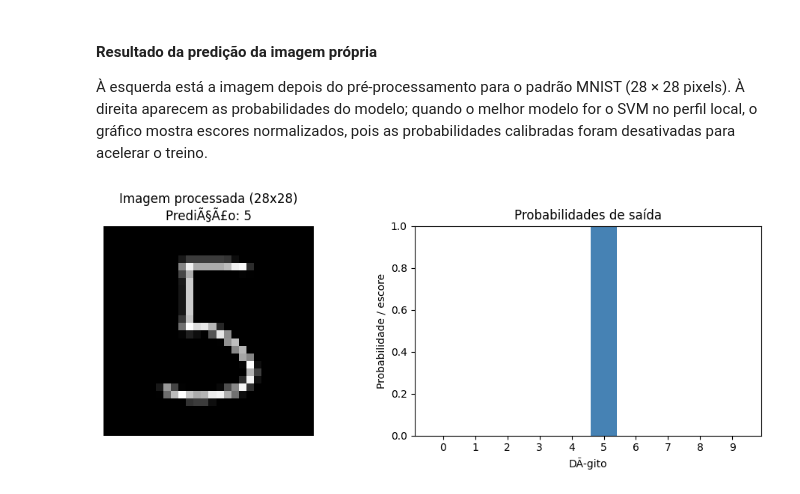
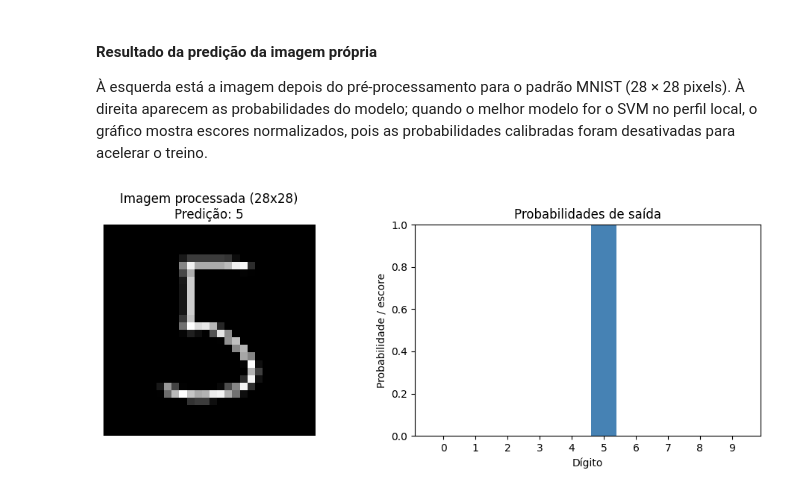
Before and after one commit to Carlos779-cloud/Modulo-02-MniProjeto, a Jupyter notebook: main.ipynb, the cells around one changed output. Drawn from its saved outputs; the diff is of its cells as text; code cells hidden in the pictures.

```diff
--- a/main.ipynb
+++ b/main.ipynb
@@ -749,7 +776,7 @@ plt.show()
 Fase 5.3 - Predição com Imagem Manuscrita Própria
 # %%
 # Escolha a imagem que deseja testar alterando somente este nome
-nome_imagem = "Imagem 12.png"  # ex.: "Imagem 2.png", "Imagem 7.png"
+nome_imagem = "Imagem 11.png"  # ex.: "Imagem 2.png", "Imagem 7.png"
 
 pasta_imagens = Path.cwd() / "imagem"
 arquivos_imagem = sorted(
@@ -769,5 +796,5 @@ if not caminho_imagem.exists():
         f"Imagens disponÃ­veis: {imagens_disponiveis}"
     )
 
-print(f"ðŸ“¸ Imagem encontrada e selecionada: {caminho_imagem.name}")
+print(f"Imagem encontrada e selecionada: {caminho_imagem.name}")
 # %% [output]
@@ -868,20 +895,20 @@ Dígito previsto: 5
 
 À esquerda está a imagem depois do pré-processamento para o padrão MNIST (28 × 28 pixels). À direita aparecem as probabilidades do modelo; quando o melhor modelo for o SVM no perfil local, o gráfico mostra escores normalizados, pois as probabilidades calibradas foram desativadas para acelerar o treino.
 # %%
-# GrÃ¡fico separado: apresentaÃ§Ã£o do resultado da prediÃ§Ã£o.
+# Gráfico separado: apresentação do resultado da predição.
 fig, eixos = plt.subplots(1, 2, figsize=(10, 4))
 eixos[0].imshow(img_pronta, cmap='gray')
-eixos[0].set_title(f"Imagem processada (28x28)\nPrediÃ§Ã£o: {predicao}")
+eixos[0].set_title(f"Imagem processada (28x28)\nPredição: {predicao}")
 eixos[0].axis('off')
 
 eixos[1].bar(range(10), probabilidades, color='steelblue')
 eixos[1].set_title(titulo_saida)
-eixos[1].set_xlabel('DÃ­gito')
+eixos[1].set_xlabel('Dígito')
 eixos[1].set_ylabel('Probabilidade / escore')
 eixos[1].set_xticks(range(10))
 eixos[1].set_ylim(0, 1)
 plt.tight_layout()
 plt.savefig(pasta_graficos / '10 = predicao_imagem_propria.png', dpi=300, bbox_inches='tight')
 plt.show()
 # %% [output]
-[figure, old version]
+[figure, new version]
```
Also changed, not shown: parts of 17 cells of this notebook, 13 other files.
